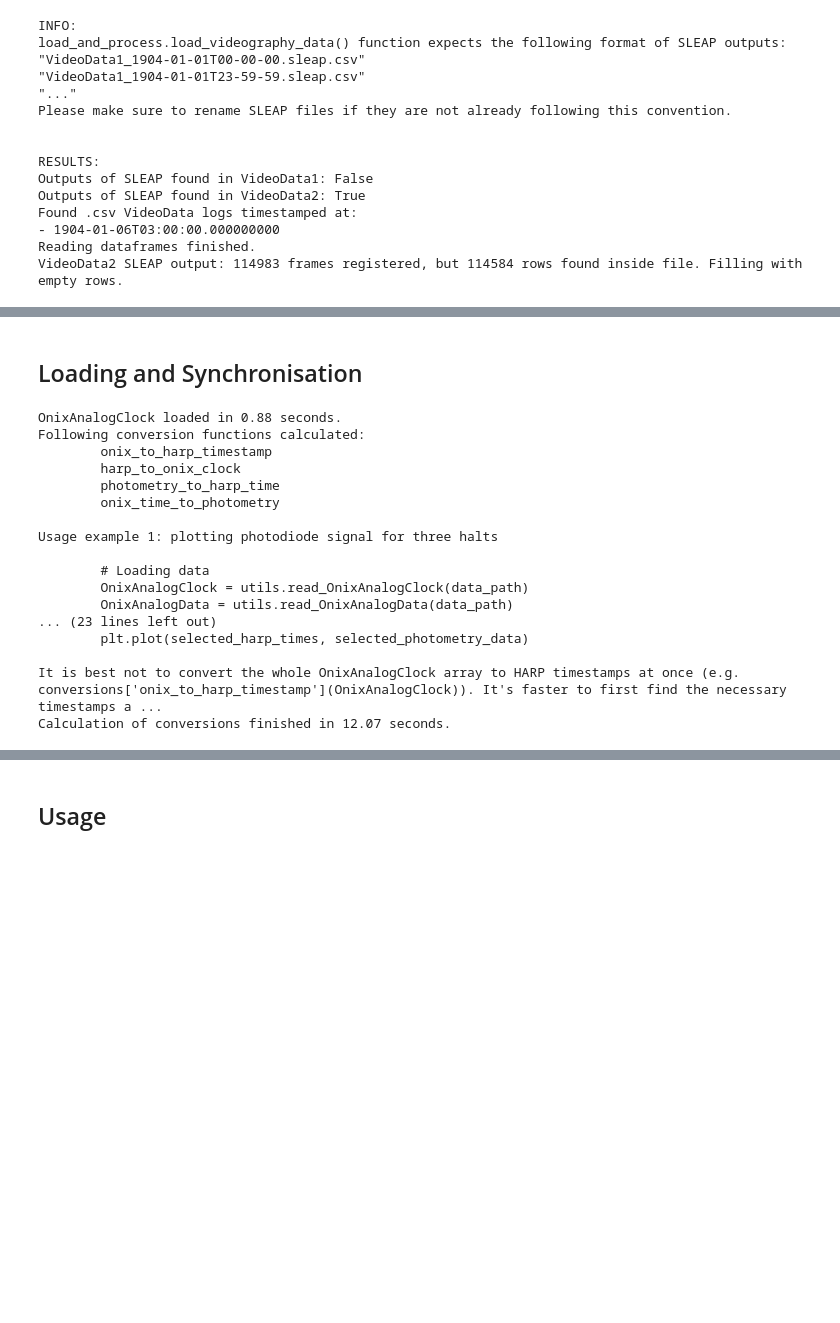
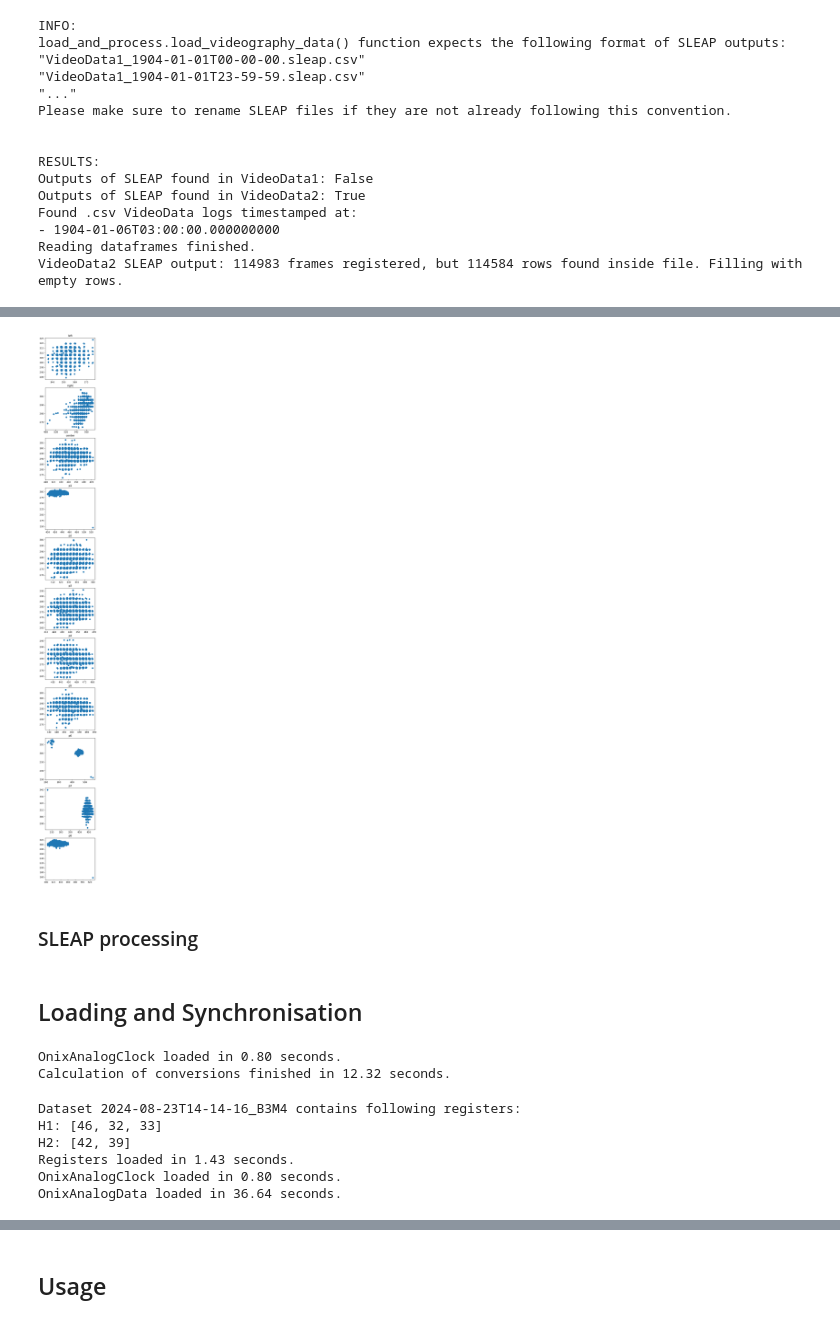
Before and after one commit to ikharitonov/vestibular_vr_pipeline, a Jupyter notebook: 1_DEMO_data_extraction_pipeline.ipynb, the cells around one changed output, grey strips where cells are left out. Cells and saved outputs as stored; diff of their text form; code cells hidden in the pictures; blank space fills up the shorter version.

```diff
--- a/1_DEMO_data_extraction_pipeline.ipynb
+++ b/1_DEMO_data_extraction_pipeline.ipynb
@@ -41 +160,14 @@ VideoData2 SLEAP output: 114983 frames registered, but 114584 rows found inside
+# %%
+columns_of_interest = ['left', 'right', 'center', 'p1', 'p2', 'p3', 'p4', 'p5', 'p6', 'p7', 'p8']
+
+fig, ax = plt.subplots(nrows=11, ncols=1, figsize=(4,44))
+
+for col in columns_of_interest:
+    ax[columns_of_interest.index(col)].set_title(col)
+    ax[columns_of_interest.index(col)].scatter(coordinates_dict[f'{col}.x'], coordinates_dict[f'{col}.y'])
+plt.show()
+# %% [output]
+[figure, added]
+# %% [markdown]
+### SLEAP processing
 # %%
@@ -61,23 +193,26 @@ SleapData = process.convert_arrays_to_dataframe(['Seconds', 'Ellipse.Width', 'El
 # %% [markdown]
 ## Loading and Synchronisation
 # %%
-conversions = process.calculate_conversions_second_approach(data_path, photometry_path, verbose=True)
+conversions = process.calculate_conversions_second_approach(data_path, photometry_path, verbose=False)
 # %% [output]
-OnixAnalogClock loaded in 0.88 seconds.
-Following conversion functions calculated:
-        onix_to_harp_timestamp
-        harp_to_onix_clock
-        photometry_to_harp_time
-        onix_time_to_photometry
-
-Usage example 1: plotting photodiode signal for three halts
-
-        # Loading data
-        OnixAnalogClock = utils.read_OnixAnalogClock(data_path)
-        OnixAnalogData = utils.read_OnixAnalogData(data_path)
-... (23 lines left out)
-        plt.plot(selected_harp_times, selected_photometry_data)
-
-It is best not to convert the whole OnixAnalogClock array to HARP timestamps at once (e.g. conversions['onix_to_harp_timestamp'](OnixAnalogClock)). It's faster to first find the necessary timestamps a ...
-Calculation of conversions finished in 12.07 seconds.
+OnixAnalogClock loaded in 0.80 seconds.
+Calculation of conversions finished in 12.32 seconds.
+# %%
+streams = utils.load_registers(data_path)
+
+Photometry = utils.read_fluorescence(photometry_path)
+Photometry['HARP Timestamps'] = conversions['photometry_to_harp_time'](Photometry['TimeStamp'])
+
+OnixAnalogClock = utils.read_OnixAnalogClock(data_path)
+OnixAnalogData = utils.read_OnixAnalogData(data_path, binarise=True)
+ExperimentEvents = utils.read_ExperimentEvents(data_path)
+
+photodiode_series = pd.Series(OnixAnalogData[:,0], index=conversions['onix_to_harp_timestamp'](OnixAnalogClock))
+# %% [output]
+Dataset 2024-08-23T14-14-16_B3M4 contains following registers:
+H1: [46, 32, 33]
+H2: [42, 39]
+Registers loaded in 1.43 seconds.
+OnixAnalogClock loaded in 0.80 seconds.
+OnixAnalogData loaded in 36.64 seconds.
 # %%
```
Also changed, not shown: parts of 29 cells of this notebook.
